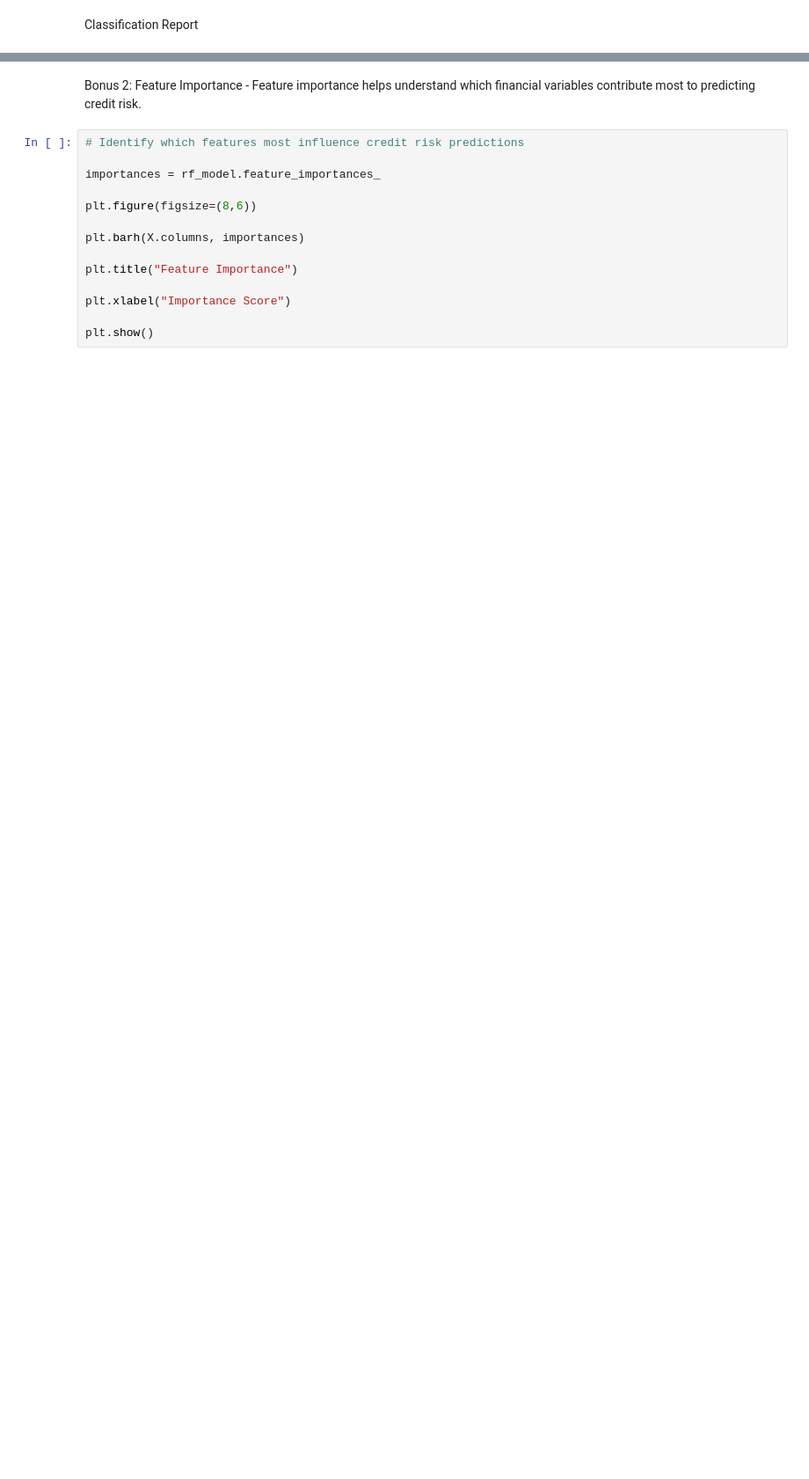
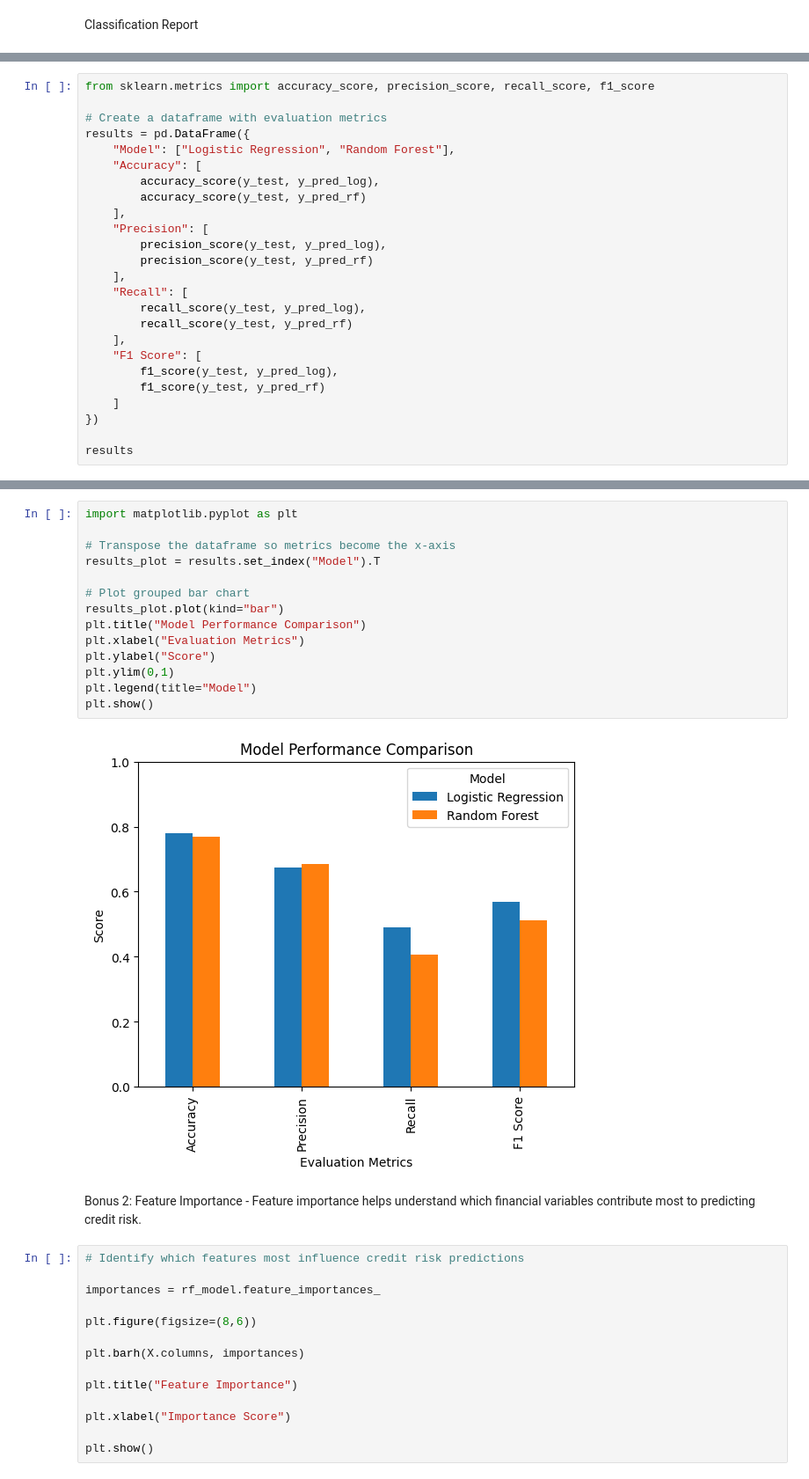
Before and after one commit to rphm95/credit-risk-classification, a Jupyter notebook: notebook/credit_risk_project.ipynb, the cells around one changed output, grey strips where cells are left out. Shown at 88% size. Drawn from its saved outputs; the diff is of its cells as text; blank space fills up the shorter version.

Commit message:
new metrics

```diff
--- a/notebook/credit_risk_project.ipynb
+++ b/notebook/credit_risk_project.ipynb
@@ -378,0 +413,25 @@ weighted avg       0.79      0.80      0.78       200
+# %%
+from sklearn.metrics import accuracy_score, precision_score, recall_score, f1_score
+
+# Create a dataframe with evaluation metrics
+results = pd.DataFrame({
+    "Model": ["Logistic Regression", "Random Forest"],
+    "Accuracy": [
+        accuracy_score(y_test, y_pred_log),
+        accuracy_score(y_test, y_pred_rf)
+    ],
+    "Precision": [
+        precision_score(y_test, y_pred_log),
+        precision_score(y_test, y_pred_rf)
+    ],
+    "Recall": [
+        recall_score(y_test, y_pred_log),
+        recall_score(y_test, y_pred_rf)
+    ],
+    "F1 Score": [
+        f1_score(y_test, y_pred_log),
+        f1_score(y_test, y_pred_rf)
+    ]
+})
+
+results
@@ -379,3 +442,19 @@ weighted avg       0.79      0.80      0.78       200
+# %%
+import matplotlib.pyplot as plt
+
+# Transpose the dataframe so metrics become the x-axis
+results_plot = results.set_index("Model").T
+
+# Plot grouped bar chart
+results_plot.plot(kind="bar")
+plt.title("Model Performance Comparison")
+plt.xlabel("Evaluation Metrics")
+plt.ylabel("Score")
+plt.ylim(0,1)
+plt.legend(title="Model")
+plt.show()
+# %% [output]
+[figure, added]
 # %% [markdown]
 Bonus 2: Feature Importance -
 Feature importance helps understand which financial variables contribute most to predicting credit risk.
```
Also changed, not shown: parts of 15 cells of this notebook.
